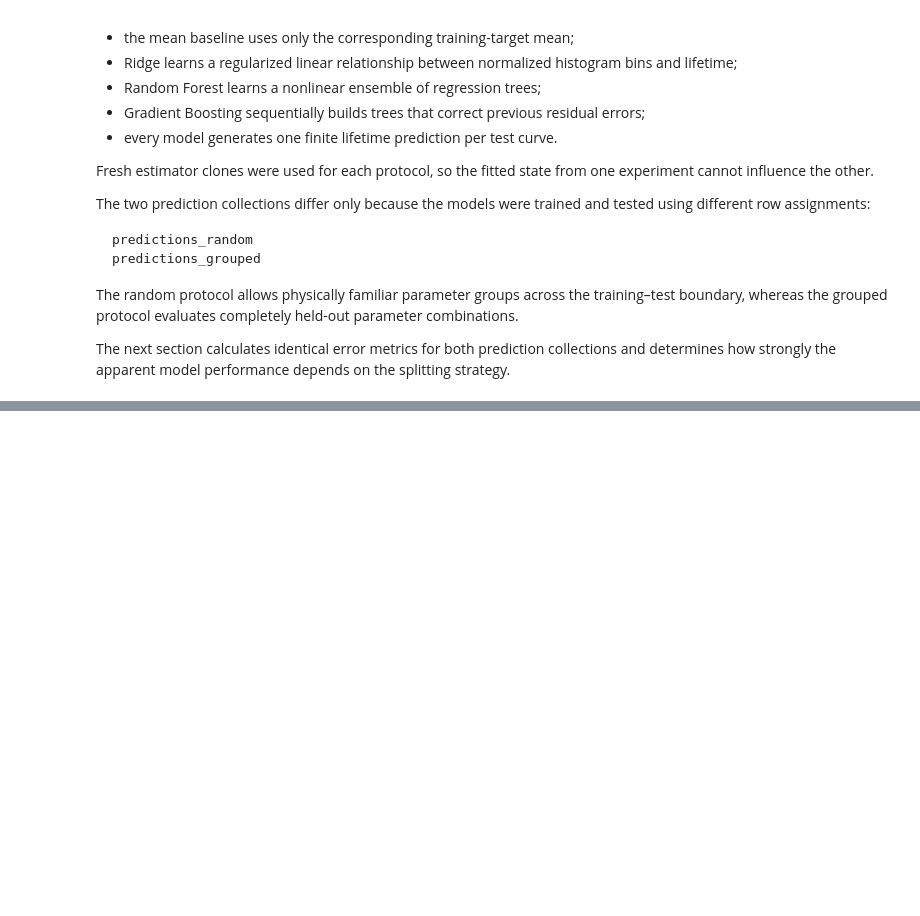
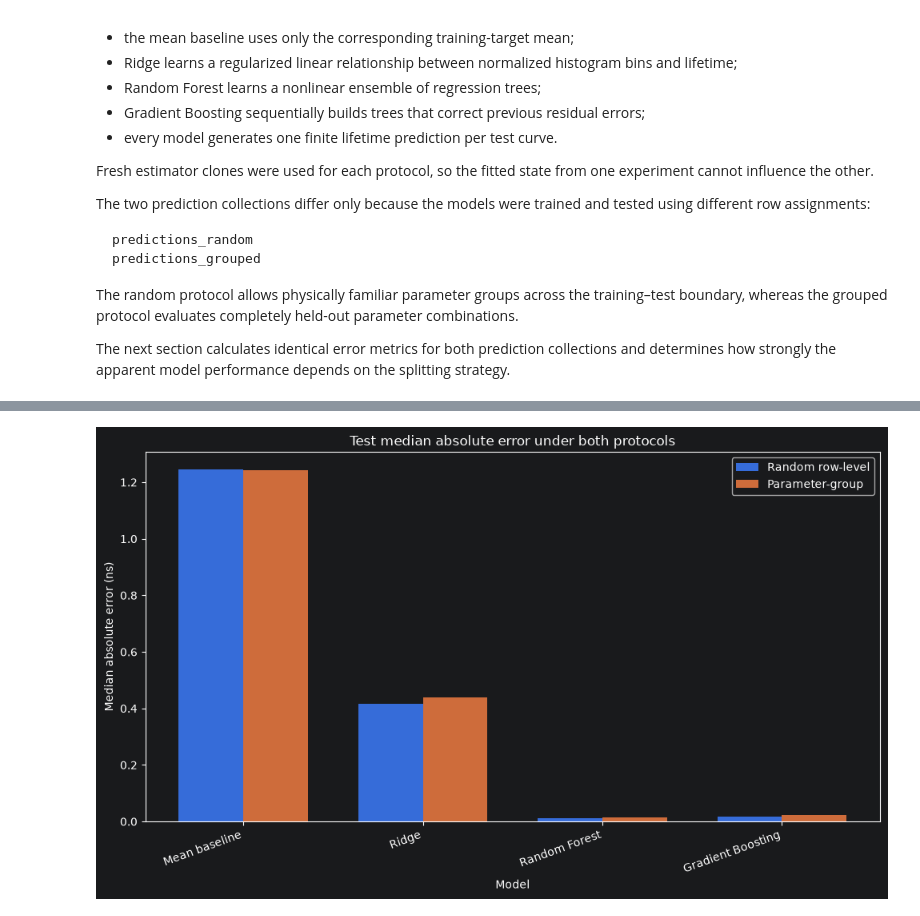
Before and after one commit to moryev/tcspc-lifetime-toolkit, a Jupyter notebook: notebooks/05_data_leakage_and_grouped_evaluation.ipynb, the cells around one changed output, grey strips where cells are left out. Cells and saved outputs as stored; diff of their text form; code cells hidden in the pictures; blank space fills up the shorter version.

```diff
--- a/notebooks/05_data_leakage_and_grouped_evaluation.ipynb
+++ b/notebooks/05_data_leakage_and_grouped_evaluation.ipynb
@@ -2757,0 +3189,19 @@ The next section calculates identical error metrics for both prediction collecti
+# %%
+median_error_comparison = metric_results.pivot(
+    index="model",
+    columns="protocol",
+    values="median_absolute_error_ns",
+).reindex(expected_model_names)
+
+median_error_comparison = median_error_comparison[
+    protocol_order
+]
+
+median_error_comparison[
+    "grouped_minus_random_median_error_ns"
+] = (
+    median_error_comparison["Parameter-group"]
+    - median_error_comparison["Random row-level"]
+)
+
+median_error_comparison.round(4)
@@ -2757,0 +3322,46 @@ The next section calculates identical error metrics for both prediction collecti
+# %%
+random_median_error_values = (
+    median_error_comparison[
+        "Random row-level"
+    ].to_numpy()
+)
+
+grouped_median_error_values = (
+    median_error_comparison[
+        "Parameter-group"
+    ].to_numpy()
+)
+
+plt.figure(figsize=(10, 6))
+
+plt.bar(
+    model_positions - bar_width / 2,
+    random_median_error_values,
+    width=bar_width,
+    label="Random row-level",
+)
+
+plt.bar(
+    model_positions + bar_width / 2,
+    grouped_median_error_values,
+    width=bar_width,
+    label="Parameter-group",
+)
+
+plt.xticks(
+    model_positions,
+    expected_model_names,
+    rotation=20,
+    ha="right",
+)
+
+plt.xlabel("Model")
+plt.ylabel("Median absolute error (ns)")
+plt.title(
+    "Test median absolute error under both protocols"
+)
+plt.legend()
+plt.tight_layout()
+plt.show()
+# %% [output]
+[figure, added]
```
Also changed, not shown: parts of 42 cells of this notebook.
